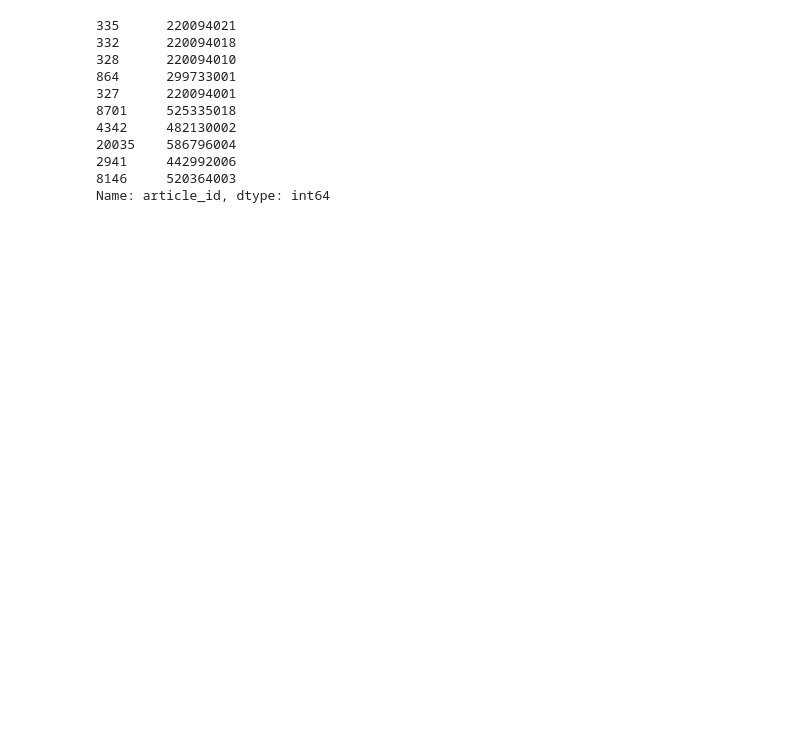
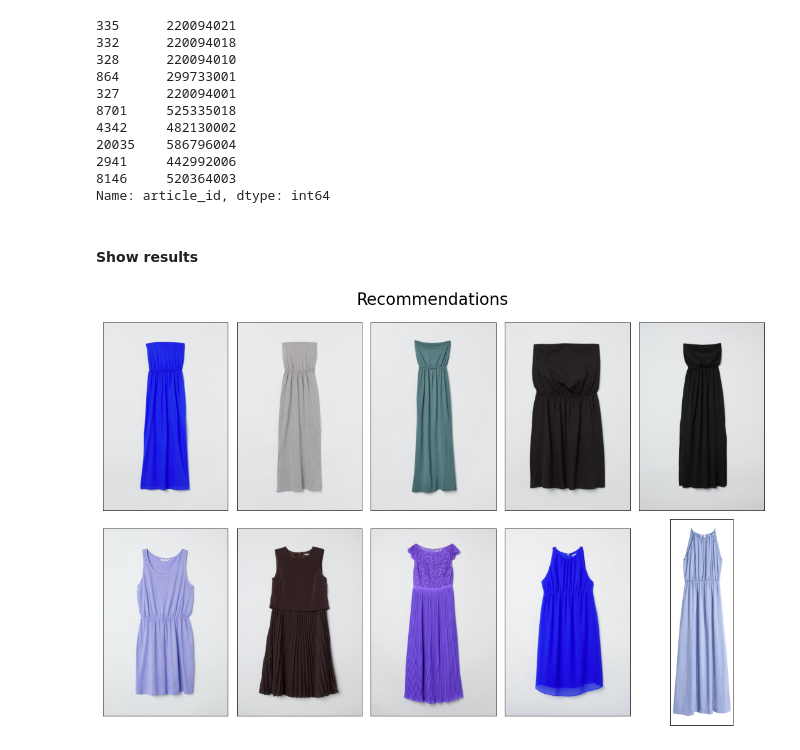
Before and after one commit to kuzmatsukanov/kuzma_omri_noa_data_project, a Jupyter notebook: H_M_recommendation.ipynb, the cells around one changed output. Saved outputs shown, nothing was run; the diff lists cells and outputs as text; code cells hidden in the pictures; blank space fills up the shorter version.

Commit message:
final notebook for recommendation update

```diff
--- a/H_M_recommendation.ipynb
+++ b/H_M_recommendation.ipynb
@@ -12,6 +28,6 @@ from sklearn.metrics.pairwise import cosine_similarity
 # %%
 # Load the trained model of feature recognitions
-model = load_model('samples/my_model.h5')
+model = load_model('my_model.h5')
 # %%
 # Lists of the class labels
 colour_lst = \
@@ -21,9 +37,9 @@ colour_lst = \
        'colour_Turquoise', 'colour_White', 'colour_Yellow']
 
 product_lst = \
-    ['product_Bags', 'product_Garment Full body',
-       'product_Garment Lower body', 'product_Garment Upper body',
-       'product_Shoes', 'product_Socks & Tights', 'product_Underwear']
+    ['Bags', 'Garment Full body',
+       'Garment Lower body', 'Garment Upper body',
+       'Shoes', 'Socks & Tights', 'Underwear']
 
 pattern_lst = \
     ['pattern_All over pattern', 'pattern_Application/3D', 'pattern_Argyle',
@@ -38,7 +54,7 @@ pattern_lst = \
        'pattern_Treatment']
 
 index_lst = \
-    ['index_Divided', 'index_Ladieswear', 'index_Menswear']
+    ['Divided', 'Ladieswear', 'Menswear']
 
 class_labels_dict = {'colour': colour_lst,
                      'product': product_lst,
@@ -50,7 +66,7 @@ resnet_model = tf.keras.applications.ResNet50(
     include_top=False, weights='imagenet', pooling='avg')
 # %%
 # Load the cloth items from the database with correpondent features an embedding vectors
-df = pd.read_parquet('samples/embeddings_df1.parquet')
+df = pd.read_parquet('embeddings_df1.parquet')
 # %% [markdown]
 ## Load picture of your cloth
 # %%
@@ -67,12 +83,8 @@ user_image_for_recognition = cv2.resize(user_image, (IMG_SIZE_FOR_RECOGNITION, I
 # Get probabilities of the classes
 color_pred, type_pred, pattern_pred, index_pred = model.predict(np.array([user_image_for_recognition]))
 
-# # Save the recognized features to the DataFrame
-# pred_img = pd.DataFrame({'product_group_name': [class_labels_dict['product'][np.argmax(type_pred)][8:]],
-#                           'index_group_name': [class_labels_dict['index'][np.argmax(index_pred)][6:]]
-#         })
 # Save the recognized features to the Dictionary
 pred_imag_dict = {
-                  'product_group_name': class_labels_dict['product'][np.argmax(type_pred)][8:],
-                  'index_group_name': class_labels_dict['index'][np.argmax(index_pred)][6:]
+                  'product_group_name': class_labels_dict['product'][np.argmax(type_pred)],
+                  'index_group_name': class_labels_dict['index'][np.argmax(index_pred)]
                     }
@@ -126,3 +144,18 @@ reccs['article_id']
 2941     442992006
 8146     520364003
 Name: article_id, dtype: int64
+# %% [markdown]
+#### Show results
+# %%
+fig, ax = plt.subplots(2, 5, figsize=(3*5, 2*5))
+
+for i, axis in zip(range(10), ax.flatten()):
+  img = cv2.imread(get_image_path_by_id(id=reccs['article_id'].iloc[i]))
+  axis.imshow(img)
+  axis.get_xaxis().set_visible(False)
+  axis.get_yaxis().set_visible(False)
+  #break
+fig.suptitle("Recommendations", fontsize=26)
+plt.tight_layout();
+# %% [output]
+[figure, added]
```
Also changed, not shown: parts of 18 cells of this notebook.
